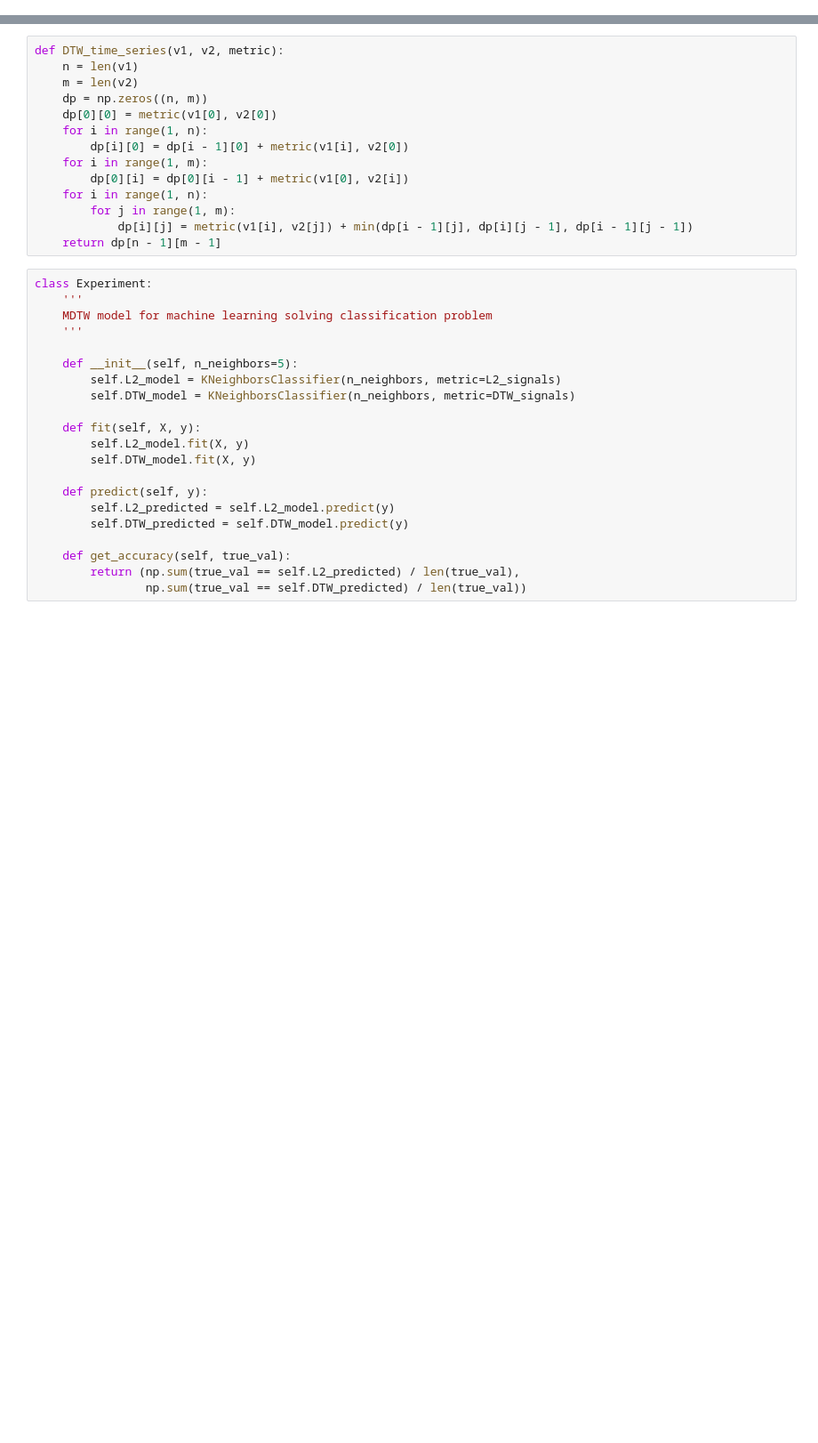
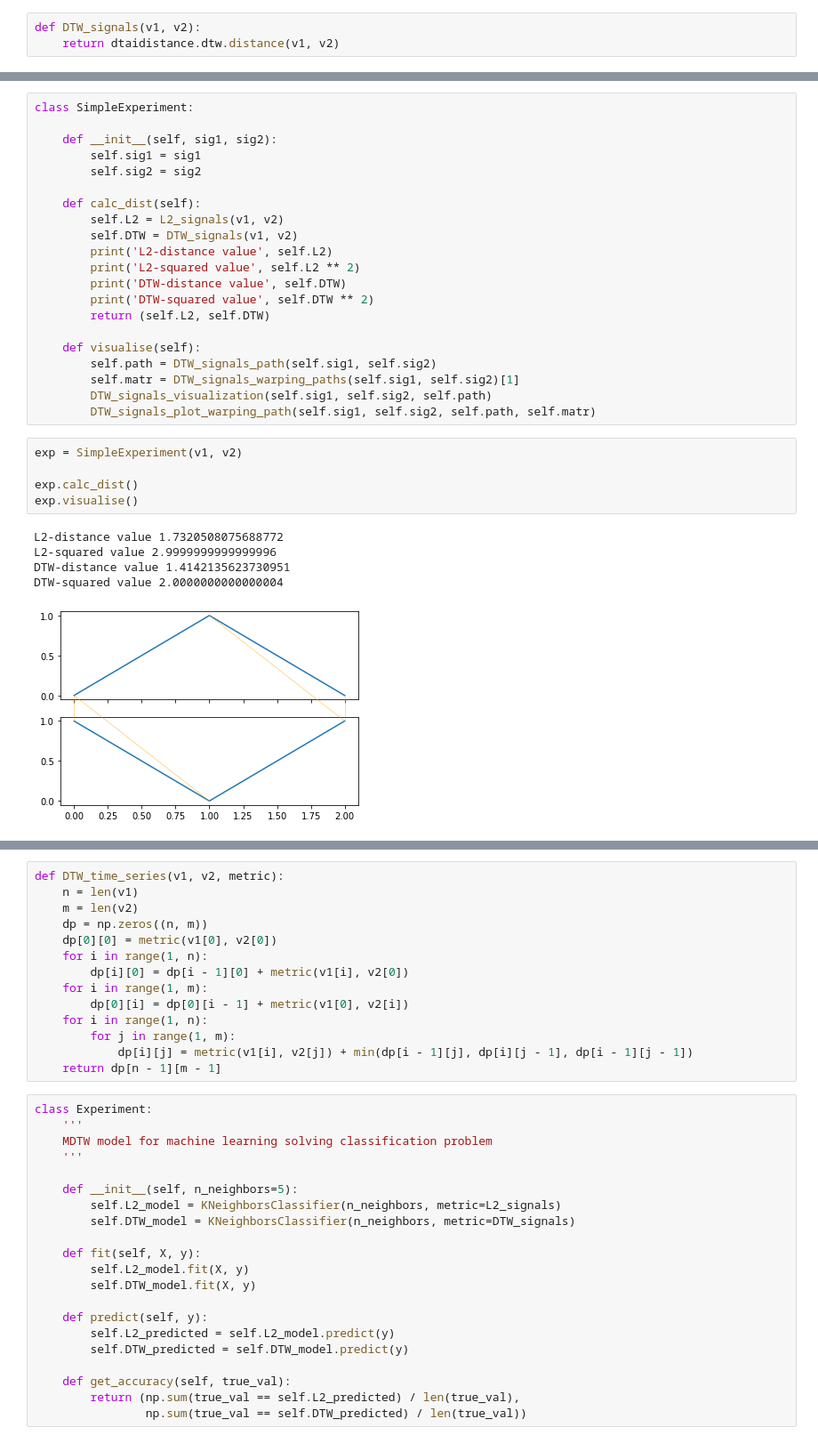
Before and after one commit to petr-kulagin/2020-Project62, a Jupyter notebook: code/DTW.ipynb, the cells around one changed output, grey strips where cells are left out. Shown at 89% size. Drawn from its saved outputs; the diff is of its cells as text; blank space fills up the shorter version.

Commit message:
Add experiment and data

```diff
--- a/code/DTW.ipynb
+++ b/code/DTW.ipynb
@@ -17,3 +37,6 @@ def DTW_signals(v1, v2):
         for j in range(1, n):
             dp[i][j] = (v1[i] - v2[j]) ** 2 + min(dp[i - 1][j], dp[i][j - 1], dp[i - 1][j - 1])
     return dp[n - 1][n - 1]
+# %%
+def DTW_signals(v1, v2):
+    return dtaidistance.dtw.distance(v1, v2)
@@ -19,0 +85,32 @@ def DTW_signals(v1, v2):
+# %%
+class SimpleExperiment:
+
+    def __init__(self, sig1, sig2):
+        self.sig1 = sig1
+        self.sig2 = sig2
+
+    def calc_dist(self):
+        self.L2 = L2_signals(v1, v2)
+        self.DTW = DTW_signals(v1, v2)
+        print('L2-distance value', self.L2)
+        print('L2-squared value', self.L2 ** 2)
+        print('DTW-distance value', self.DTW)
+        print('DTW-squared value', self.DTW ** 2)
+        return (self.L2, self.DTW)
+
+    def visualise(self):
+        self.path = DTW_signals_path(self.sig1, self.sig2)
+        self.matr = DTW_signals_warping_paths(self.sig1, self.sig2)[1]
+        DTW_signals_visualization(self.sig1, self.sig2, self.path)
+        DTW_signals_plot_warping_path(self.sig1, self.sig2, self.path, self.matr)
+# %%
+exp = SimpleExperiment(v1, v2)
+
+exp.calc_dist()
+exp.visualise()
+# %% [output]
+L2-distance value 1.7320508075688772
+L2-squared value 2.9999999999999996
+DTW-distance value 1.4142135623730951
+DTW-squared value 2.0000000000000004
+[figure, added]
```
Also changed, not shown: parts of 11 cells of this notebook, 2 other files.
